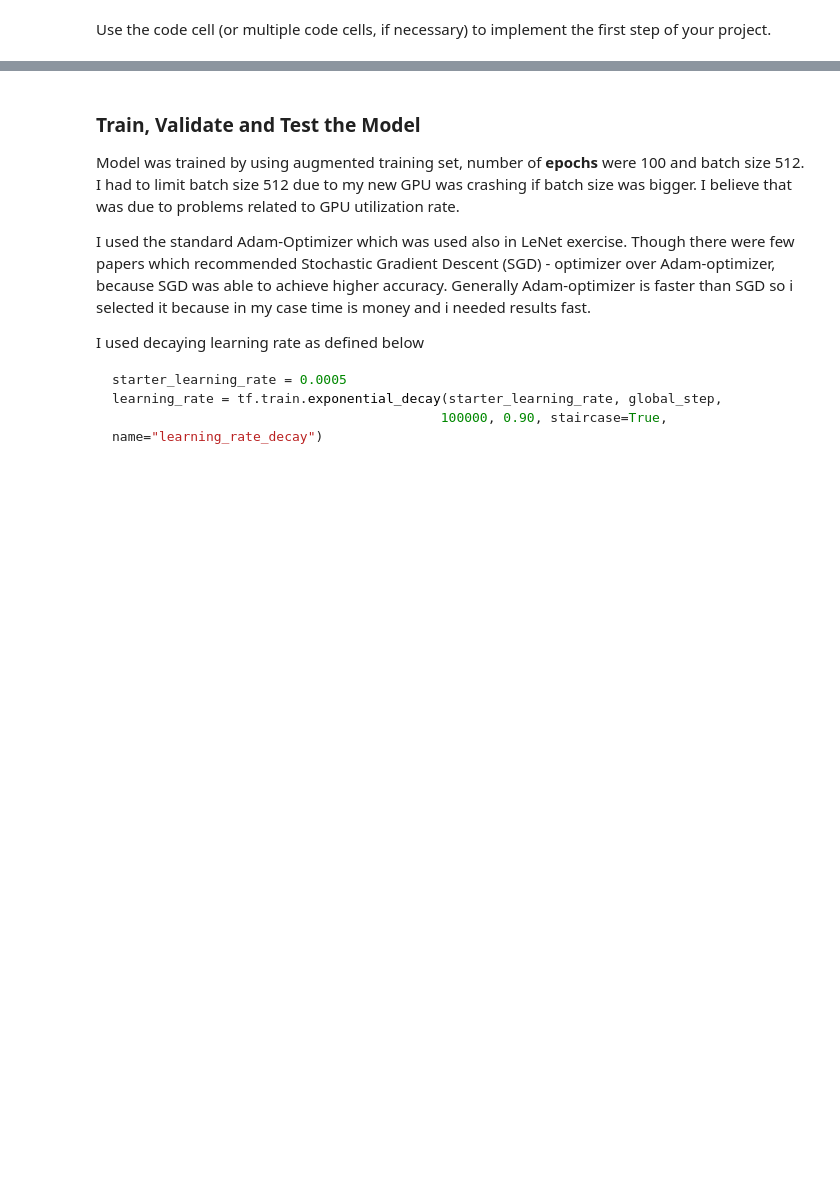
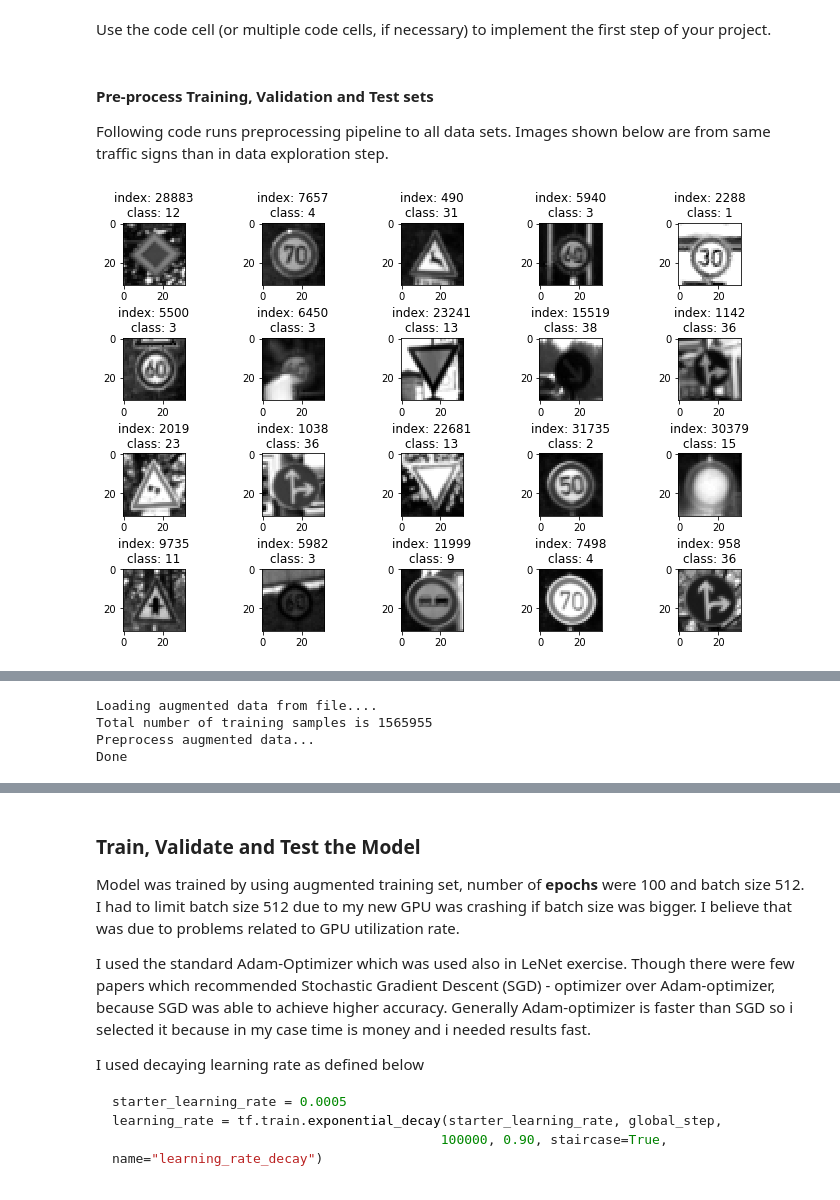
Before and after one commit to llahti/CarND-Traffic-Sign-Classifier-Project, a Jupyter notebook: Traffic_Sign_Classifier.ipynb, the cells around one changed output, grey strips where cells are left out. Cells and saved outputs as stored; diff of their text form; code cells hidden in the pictures; blank space fills up the shorter version.

Commit message:
Tweaks here and there

```diff
--- a/Traffic_Sign_Classifier.ipynb
+++ b/Traffic_Sign_Classifier.ipynb
@@ -121,14 +123,20 @@ sample_indices = [random.randint(0, len(X_train)) for i in range(number_of_sampl
 print("Below are samples from the training set.")
 
 
-def show_samples(indices, images, labels, cmap='gray'):
+def show_samples(indices, images, labels, cmap=None):
     """This functions shows sample images."""
     fig = plt.figure(figsize=(10, 8))
     # i = is loop index; idx is sample index from "sample_indices"
     for i, idx in enumerate(indices):
         image = images[idx]
         a = fig.add_subplot(5, 5, i+1)
-        plt.imshow(image, cmap=cmap)
+        if cmap == 'gray' or image.shape[2] == 1:
+            # Force grayscale image, squeze() is needed to show grayscale images
+            # with shape (x, y, 1)
+            plt.imshow(image.squeeze(), cmap='gray')
+        else:
+            # Try defaults as no color map is given
+            plt.imshow(image)
         a.set_title("index: " + str(idx) + "\nclass: " + str(labels[idx]))
     fig.tight_layout(w_pad=0.3, h_pad=0.5)
 
@@ -201,8 +209,8 @@ def preprocess_tensor_grayscale(tensor_4d):
     # TODO: replace below array sum and division operations with np.mean()
     # 0.0 in beginning is for changing data type to float
     X = (0.0 + tensor_4d[:, :, :, 0]
-            + tensor_4d[:, :, :, 1]
-            + tensor_4d[:, :, :, 2])
+             + tensor_4d[:, :, :, 1]
+             + tensor_4d[:, :, :, 2])
     X = X / 3.
     X = X.reshape(X.shape + (1,))
     return X
@@ -261,11 +269,24 @@ def preprocess_tensor(tensor_4d):
     2. Adjust mean to zero
     3. Limit range to -1...1
     """
-    # Do simple grayscale conversion, first sum all values together
-    tensor_4d = preprocess_tensor_grayscale(tensor_4d)
-    tensor_4d = preprocess_tensor_adjust_mean(tensor_4d)
-    tensor_4d = preprocess_tensor_adjust_range(tensor_4d)
+    if tensor_4d.shape[3] == 3:
+        tensor_4d = preprocess_tensor_grayscale(tensor_4d)
+        tensor_4d = preprocess_tensor_adjust_mean(tensor_4d)
+        tensor_4d = preprocess_tensor_adjust_range(tensor_4d)
     return tensor_4d
+# %% [markdown]
+#### Pre-process Training, Validation and Test sets
+
+Following code runs preprocessing pipeline to all data sets. Images shown below are from same traffic signs than in data exploration step.
+# %%
+# Preprocess images here
+X_train = preprocess_tensor(X_train)
+X_valid = preprocess_tensor(X_valid)
+X_test  = preprocess_tensor(X_test)
+# Show same samples as in color images above
+show_samples(sample_indices, X_train, y_train)
+# %% [output]
+[figure, added]
 # %% [markdown]
 ## Data augmentation
 
@@ -307,6 +328,8 @@ from IPython.display import display
 
 # Define whether we load augmented images from pickle file, This saves several minutes
 GENERATE_AUGMENTED_DATA = False
+# Set to true if you want to load augmented training data from file
+LOAD_AUGMENTED_FROM_FILE = True
 
 
 def augment_data(x, y, progressbar):
@@ -361,6 +384,29 @@ if GENERATE_AUGMENTED_DATA:
     progressbar.description = "Done"
     # Temporarily free memory, later augmented data is loaded from file
     X_train_augmented, y_train_augmented = None, None
+
+def load_augmented_data():
+    with open("./data/augmented_training_data.pickle", 'rb') as f:
+        # The protocol version used is detected automatically,
+        # so we do not have to specify it.
+        data = pickle.load(f)
+        # print("Total number of training samples is {}".format(len(X_train)))
+        return data["X_train"], data["y_train"]
+
+
+if LOAD_AUGMENTED_FROM_FILE:
+    infotext.value = "Loading augmented data..."
+    print("Loading augmented data from file....")
+    X_train, y_train = load_augmented_data()
+    print("Total number of training samples is {}".format(len(X_train)))
+    print("Preprocess augmented data...")
+    X_train = preprocess_tensor(X_train)
+    print("Done")
+# %% [output]
+Loading augmented data from file....
+Total number of training samples is 1565955
+Preprocess augmented data...
+Done
 # %% [markdown]
 ### Model Architecture
 
```
Also changed, not shown: parts of 10 cells of this notebook.
